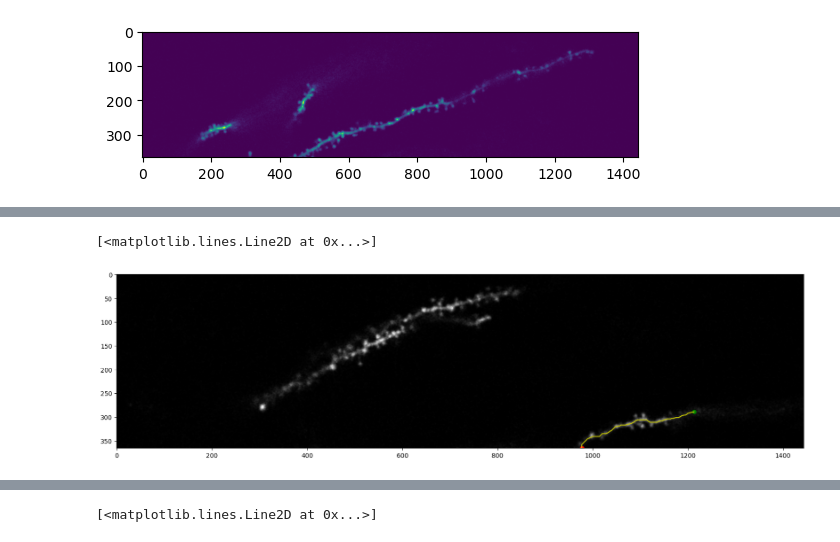
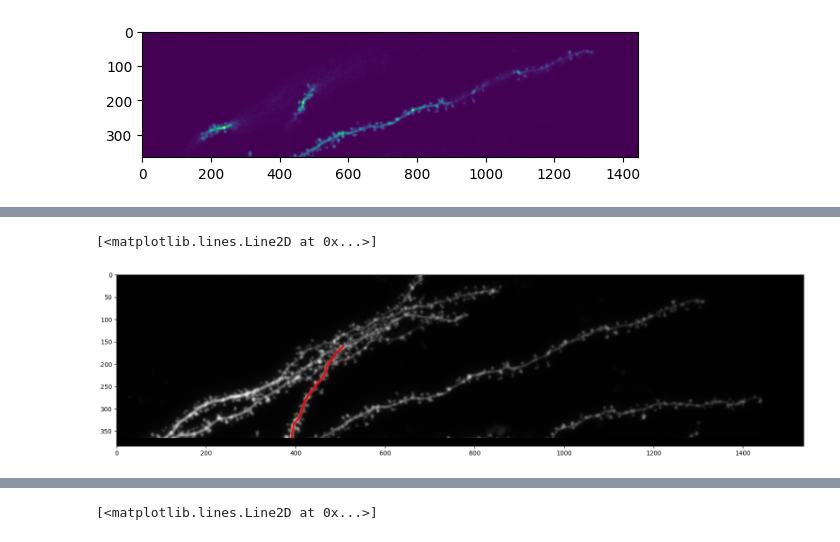
Before and after one commit to nipunarora8/brightest-path-lib, a Jupyter notebook: brightest_path_test.ipynb, the cells around one changed output, grey strips where cells are left out. Drawn from its saved outputs; the diff is of its cells as text; code cells hidden in the pictures.

```diff
--- a/brightest_path_test.ipynb
+++ b/brightest_path_test.ipynb
@@ -35,12 +74,16 @@ plt.plot(end_point[2], end_point[1], 'or')
 from brightest_path_lib.algorithm import BidirectionalAStarSearch
 search_algorithm = BidirectionalAStarSearch(image, start_point=start_point, goal_point=end_point)
 brightest_path =search_algorithm.search()
+# %%
+plt.figure(figsize=(20, 10))
+plt.imshow(image.max(0), cmap='gray')
+plt.plot([point[2] for point in brightest_path], [point[1] for point in brightest_path], 'r', linewidth=3)
+# %% [output]
+[<matplotlib.lines.Line2D at 0x...>]
+[figure, added]
 # %%
-plt.figure(figsize=(20, 10))
-plt.imshow(image[15], cmap='gray')
-plt.plot(start_point[2], start_point[1], 'og')
-plt.plot(end_point[2], end_point[1], 'or')
-plt.plot([point[2] for point in search_algorithm.result], [point[1] for point in brightest_path], '-y')
+# plt.figure(figsize=(20, 10))
+# plt.imshow(image[55], cmap='gray')
+# plt.plot(start_point[2], start_point[1], 'og')
+# plt.plot(end_point[2], end_point[1], 'or')
+# plt.plot([point[2] for point in brightest_path], [point[1] for point in brightest_path], '-y')
-# %% [output]
-[<matplotlib.lines.Line2D at 0x...>]
-[figure, removed]
```
Also changed, not shown: parts of 15 cells of this notebook.
